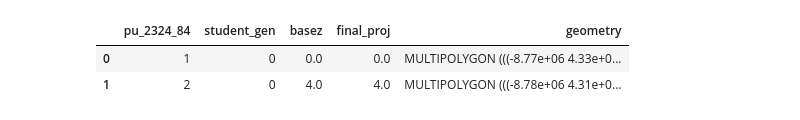
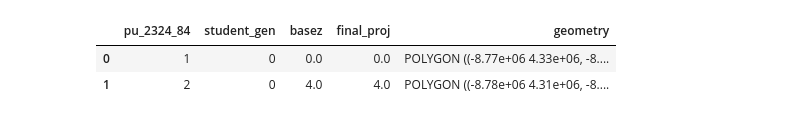
Before and after one commit to olublin/DPS-Planning, a Jupyter notebook: heuristic_model.ipynb, the cells around one changed output. Drawn from its saved outputs; the diff is of its cells as text; code cells hidden in the pictures.

```diff
--- a/heuristic_model.ipynb
+++ b/heuristic_model.ipynb
@@ -4,12 +4,12 @@ import geopandas as gpd
 import numpy as np
 import matplotlib.pyplot as plt
 # %%
-hs_2028_geo = gpd.read_file(r'C:\\Users\\olubl\\OneDrive\\College\\Data+\\DPS-Planning\\pu_with_proj.geojson').to_crs(epsg=3857)
+hs_2028_geo = gpd.read_file(r'C:\\Users\\olubl\\OneDrive\\College\\Data+\\DPS-Planning\\GIS_files\\pu_with_proj_SPLIT.geojson').to_crs(epsg=3857)
 hs_2028_geo.head(2)
 # %% [output]
 |  | pu_2324_84 | student_gen | basez | final_proj | geometry |
-| 0 | 1 | 0 | 0.0 | 0.0 | MULTIPOLYGON (((-8.77e+06 4.33e+0... |
-| 1 | 2 | 0 | 4.0 | 4.0 | MULTIPOLYGON (((-8.78e+06 4.31e+0... |
+| 0 | 1 | 0 | 0.0 | 0.0 | POLYGON ((-8.77e+06 4.33e+06, -8.... |
+| 1 | 2 | 0 | 4.0 | 4.0 | POLYGON ((-8.78e+06 4.31e+06, -8.... |
 # %%
 dps_base = gpd.read_file(r'C:\\Users\\olubl\\OneDrive\\College\\Data+\\DPS-Planning\\dps_base_2324.geojson')
 dps_base = dps_base.to_crs(epsg = 3857)
```
Also changed, not shown: parts of 9 cells of this notebook.
